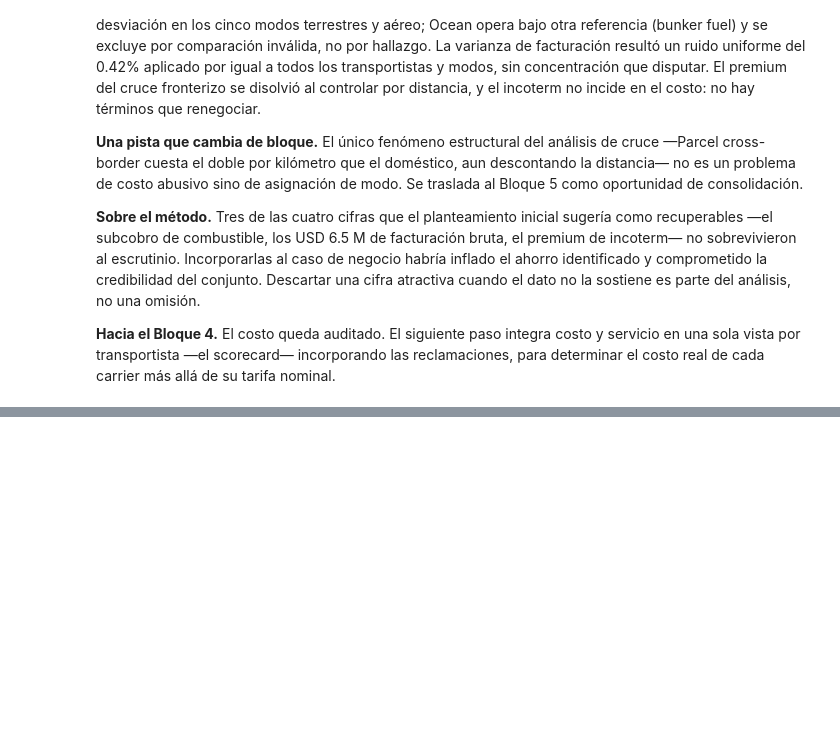
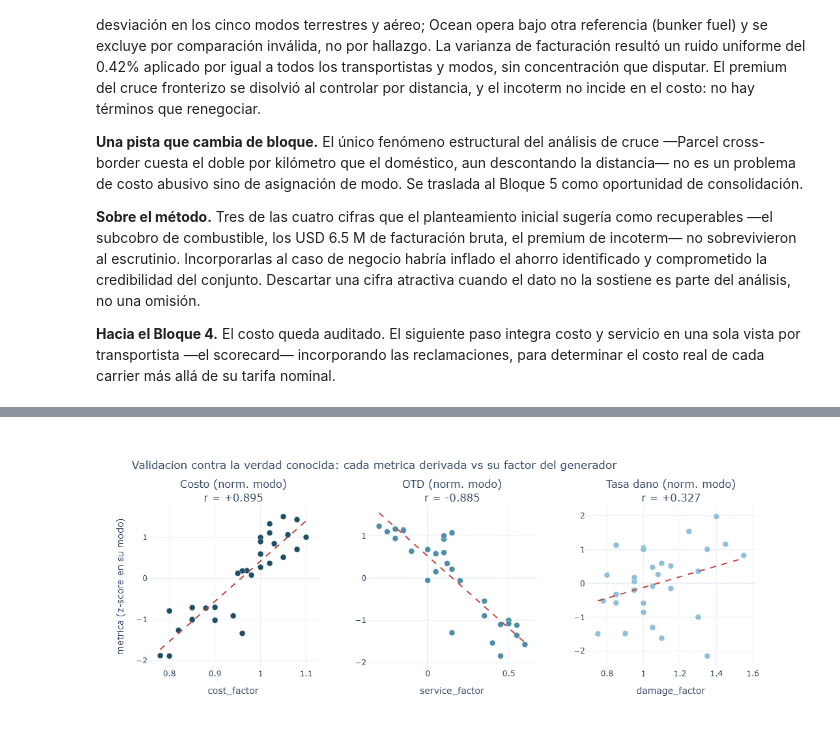
Before and after one commit to sergiocorona0286/transportation-analytics, a Jupyter notebook: notebooks/03_analisis_negocio.ipynb, the cells around one changed output, grey strips where cells are left out. Saved outputs shown, nothing was run; the diff lists cells and outputs as text; code cells hidden in the pictures; blank space fills up the shorter version.

```diff
--- a/notebooks/03_analisis_negocio.ipynb
+++ b/notebooks/03_analisis_negocio.ipynb
@@ -1829,0 +2151,20 @@ El bloque buscaba dónde el costo de la red no corresponde al servicio recibido,
+# %%
+# === Validacion: metricas derivadas vs factores del generador ===
+
+# Traer los tres factores de dim_carrier al scorecard
+val = sc.merge(
+    carrier[["carrier_id", "cost_factor", "service_factor", "damage_factor"]],
+    on="carrier_id", how="left"
+)
+
+# Pares (metrica derivada  <->  factor verdadero)
+pares = [
+    ("costo_x_embarque",        "cost_factor",    "Costo por embarque",   "cost_factor"),
+    ("otd",                     "service_factor", "OTD",                  "service_factor"),
+    ("tasa_reclamacion_x1000",  "damage_factor",  "Tasa de reclamacion",  "damage_factor"),
+]
+
+print("Correlacion metrica derivada  <->  factor del generador\n")
+for metrica, factor, nombre_m, nombre_f in pares:
+    r = val[metrica].corr(val[factor])
+    print(f"  {nombre_m:22s} vs {nombre_f:16s}  r = {r:+.3f}")
@@ -1829,0 +2249,47 @@ El bloque buscaba dónde el costo de la red no corresponde al servicio recibido,
+# %%
+# === Grafica de validacion: 3 scatters metrica normalizada vs factor ===
+from plotly.subplots import make_subplots
+
+paneles = [
+    ("z_costo",      "cost_factor",    "Costo (norm. modo)",  "#1F4E66", +0.895),
+    ("z_otd",        "service_factor", "OTD (norm. modo)",    "#4E8CA8", -0.885),
+    ("z_dano",       "damage_factor",  "Tasa dano (norm. modo)", "#8FBFD9", +0.327),
+]
+
+fig = make_subplots(
+    rows=1, cols=3,
+    subplot_titles=[f"{nombre}<br>r = {r:+.3f}" for _, _, nombre, _, r in paneles],
+    horizontal_spacing=0.08,
+)
+
+for i, (zmet, factor, nombre, color, r) in enumerate(paneles, start=1):
+    x = val[factor]
+    y = val[zmet]
+    # puntos
+    fig.add_trace(go.Scatter(
+        x=x, y=y, mode="markers",
+        marker=dict(size=9, color=color, line=dict(width=0.5, color="white")),
+        text=val["carrier_name"],
+        hovertemplate="%{text}<br>factor=%{x:.2f}<br>z=%{y:.2f}<extra></extra>",
+        showlegend=False,
+    ), row=1, col=i)
+    # linea de tendencia (ajuste lineal simple)
+    m, b = np.polyfit(x, y, 1)
+    xs = np.array([x.min(), x.max()])
+    fig.add_trace(go.Scatter(
+        x=xs, y=m*xs + b, mode="lines",
+        line=dict(color="#C1443C", width=2, dash="dash"),
+        showlegend=False,
+    ), row=1, col=i)
+    fig.update_xaxes(title_text=factor, row=1, col=i)
+
+fig.update_yaxes(title_text="metrica (z-score en su modo)", row=1, col=1)
+fig.update_layout(
+    template="plotly_white",
+    title="Validacion contra la verdad conocida: cada metrica derivada vs su factor del generador",
+    height=440,
+    margin=dict(t=110),
+)
+fig.show()
+# %% [output]
+[figure, added]
```
Also changed, not shown: parts of 19 cells of this notebook.
